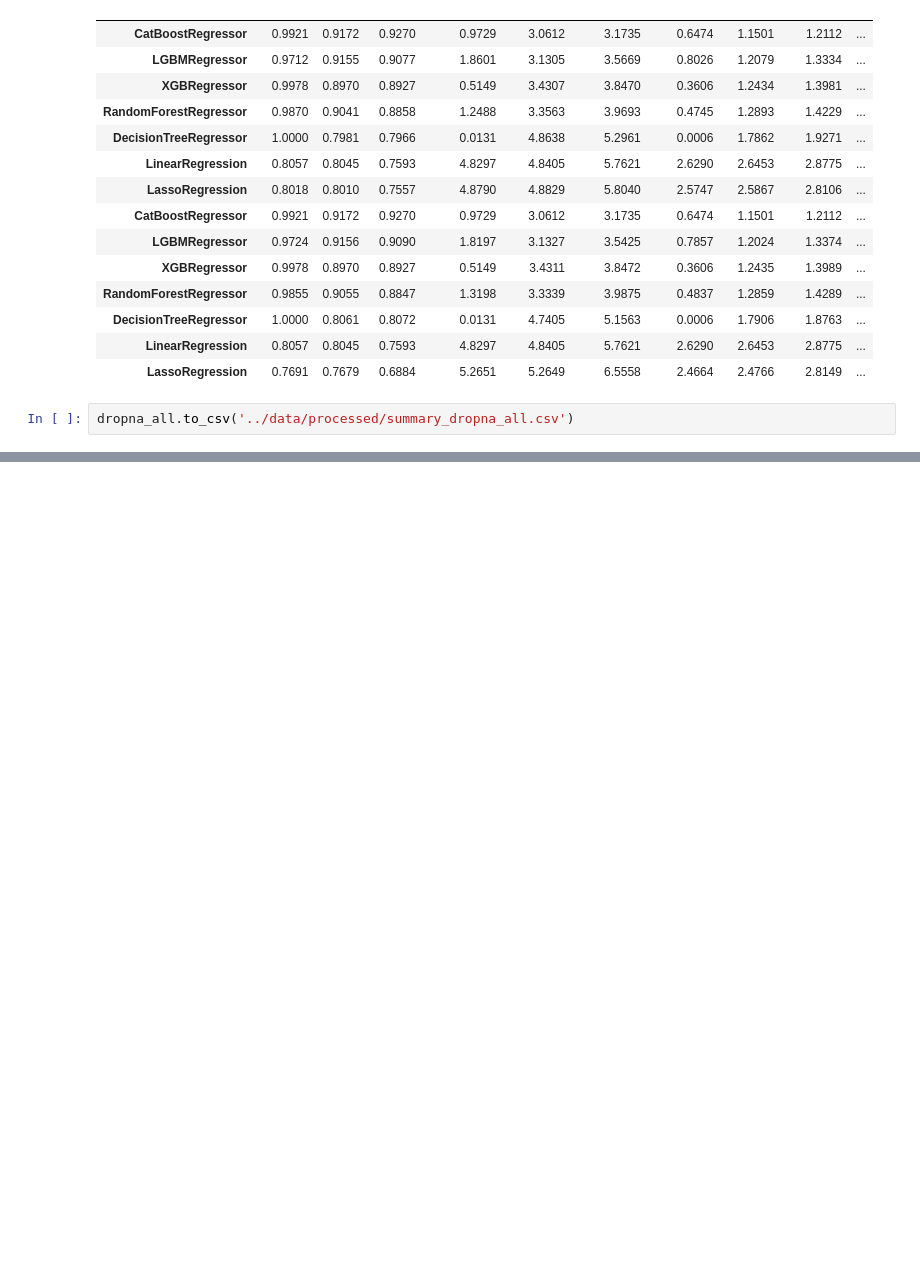
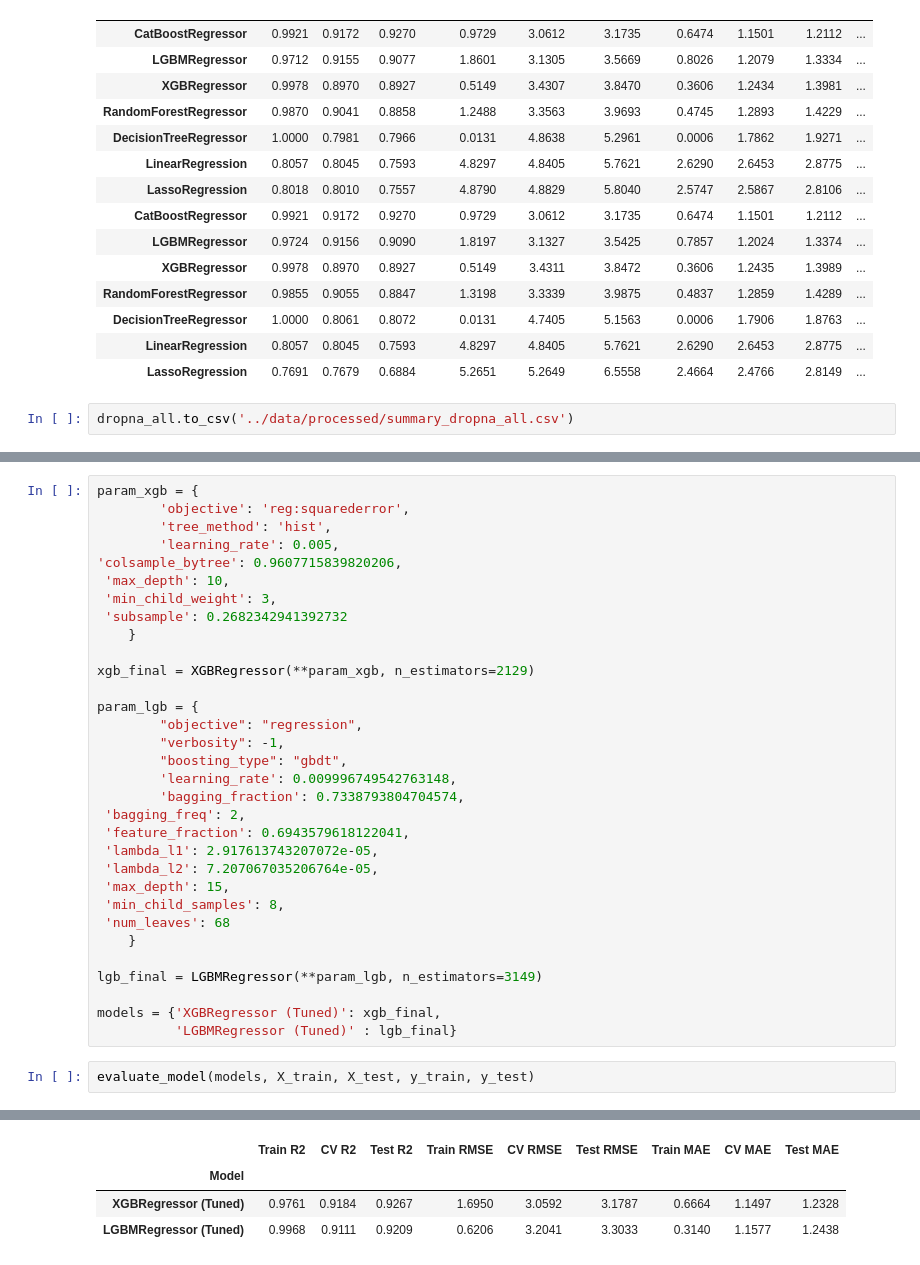
Before and after one commit to abdillah-fikri/sa-used-cars-price-prediction, a Jupyter notebook: notebooks/modeling_dropna_all.ipynb, the cells around one changed output, grey strips where cells are left out. Drawn from its saved outputs; the diff is of its cells as text; blank space fills up the shorter version.

```diff
--- a/notebooks/modeling_dropna_all.ipynb
+++ b/notebooks/modeling_dropna_all.ipynb
@@ -237,0 +297,35 @@ dropna_all.to_csv('../data/processed/summary_dropna_all.csv')
+# %%
+param_xgb = {
+        'objective': 'reg:squarederror',
+        'tree_method': 'hist',
+        'learning_rate': 0.005,
+'colsample_bytree': 0.9607715839820206,
+ 'max_depth': 10,
+ 'min_child_weight': 3,
+ 'subsample': 0.2682342941392732
+    }
+
+xgb_final = XGBRegressor(**param_xgb, n_estimators=2129)
+
+param_lgb = {
+        "objective": "regression",
+        "verbosity": -1,
+        "boosting_type": "gbdt",
+        'learning_rate': 0.009996749542763148,
+        'bagging_fraction': 0.7338793804704574,
+ 'bagging_freq': 2,
+ 'feature_fraction': 0.6943579618122041,
+ 'lambda_l1': 2.917613743207072e-05,
+ 'lambda_l2': 7.207067035206764e-05,
+ 'max_depth': 15,
+ 'min_child_samples': 8,
+ 'num_leaves': 68
+    }
+
+lgb_final = LGBMRegressor(**param_lgb, n_estimators=3149)
+
+models = {'XGBRegressor (Tuned)': xgb_final,
+          'LGBMRegressor (Tuned)' : lgb_final}
+# %%
+evaluate_model(models, X_train, X_test, y_train, y_test)
+# %% [output]
@@ -237,0 +349,4 @@ dropna_all.to_csv('../data/processed/summary_dropna_all.csv')
+|  | Train R2 | CV R2 | Test R2 | Train RMSE | CV RMSE | Test RMSE | Train MAE | CV MAE | Test MAE |
+| Model |  |  |  |  |  |  |  |  |  |
+| XGBRegressor (Tuned) | 0.9761 | 0.9184 | 0.9267 | 1.6950 | 3.0592 | 3.1787 | 0.6664 | 1.1497 | 1.2328 |
+| LGBMRegressor (Tuned) | 0.9968 | 0.9111 | 0.9209 | 0.6206 | 3.2041 | 3.3033 | 0.3140 | 1.1577 | 1.2438 |
```
Also changed, not shown: parts of 4 cells of this notebook, 10 other files.
